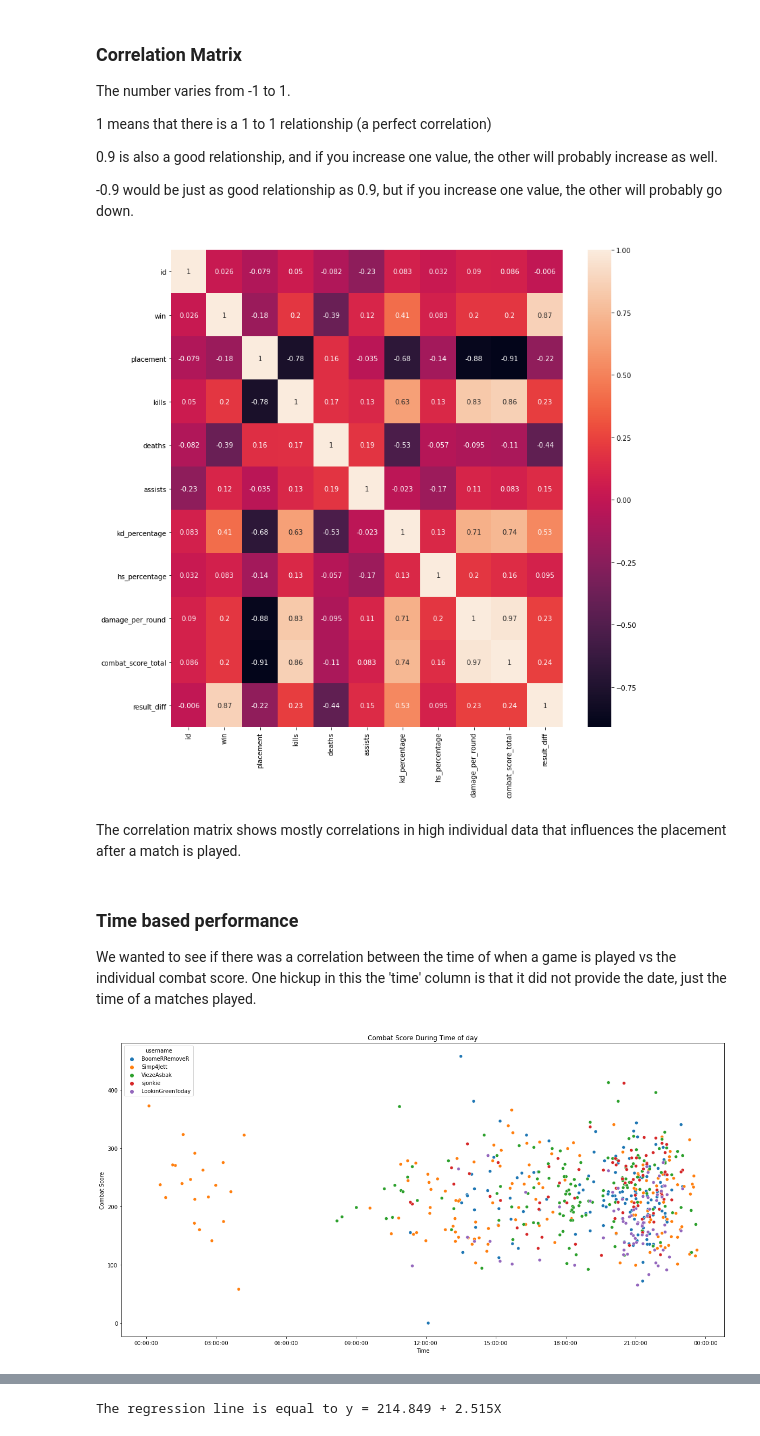
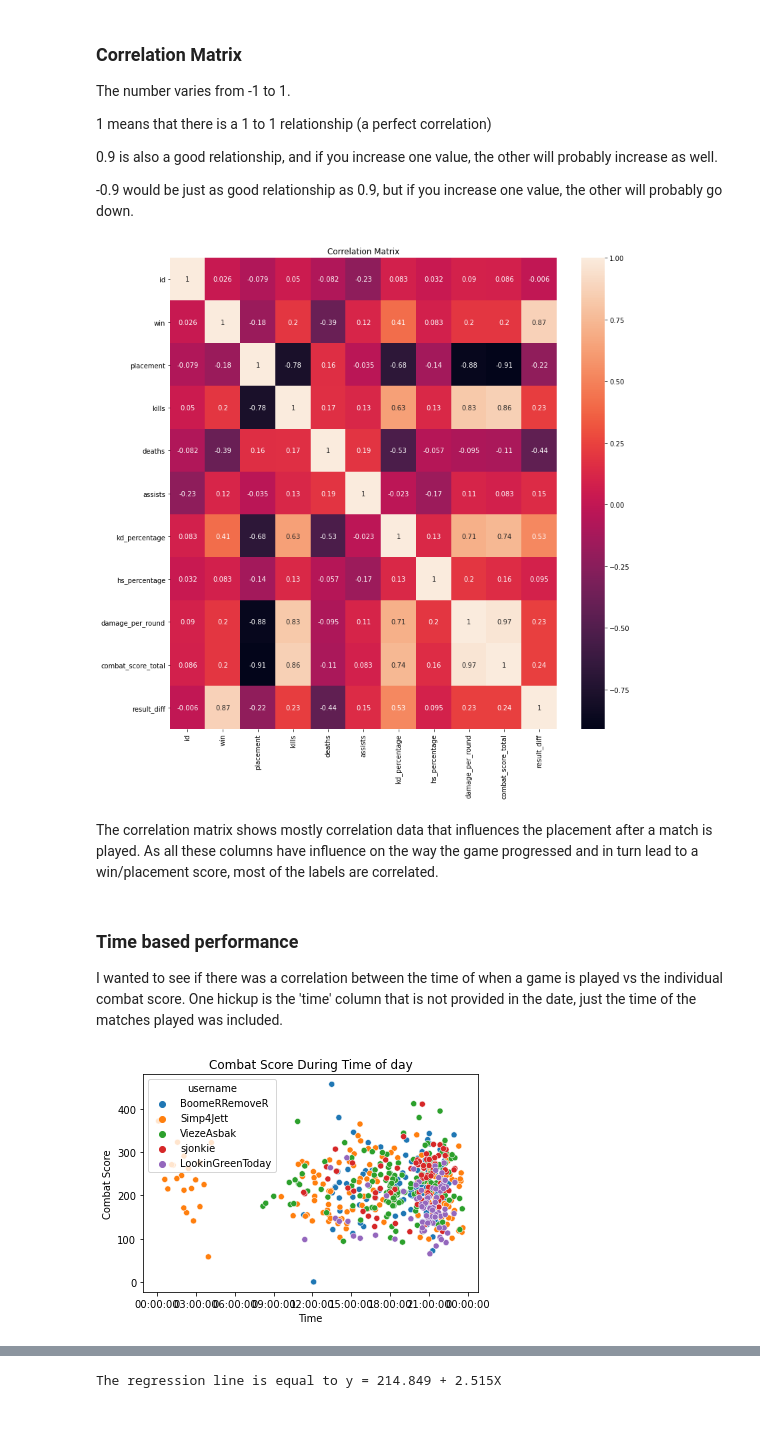
Before and after one commit to sjerrietukkel/valorant_team_predictor, a Jupyter notebook: pred.ipynb, the cells around one changed output, grey strips where cells are left out. Saved outputs shown, nothing was run; the diff lists cells and outputs as text; code cells hidden in the pictures.

```diff
--- a/pred.ipynb
+++ b/pred.ipynb
@@ -411,22 +400,23 @@ correlation_mat = df.corr()
 correlation_mat
 fig, ax = plt.subplots(figsize=(13,13))
 sns.heatmap(correlation_mat, annot = True, xticklabels=correlation_mat.columns, yticklabels=correlation_mat.columns, ax=ax)
+plt.title('Correlation Matrix')
 plt.show()
 # %% [output]
-[figure, old version]
+[figure, new version]
 # %% [markdown]
-The correlation matrix shows mostly correlations in high individual data that influences the placement after a match is played.
+The correlation matrix shows mostly correlation data that influences the placement after a match is played. As all these columns have influence on the way the game progressed and in turn lead to a win/placement score, most of the labels are correlated.
 # %% [markdown]
 ### Time based performance
-We wanted to see if there was a correlation between the time of when a game is played vs the individual combat score. One hickup in this the 'time' column is that it did not provide the date, just the time of a matches played.
+I wanted to see if there was a correlation between the time of when a game is played vs the individual combat score. One hickup is the 'time' column that is  not provided in the date, just the time of the matches played was included.
 # %%
 ax = sns.scatterplot(data=df, x='time', y='combat_score_total', hue='username')
 ax.set_title('Combat Score During Time of day')
 ax.set_xlabel('Time')
 ax.set_ylabel('Combat Score')
 ax.xaxis.set_major_formatter(md.DateFormatter('%H:%M:%S'))
-plt.rcParams["figure.figsize"] = (20,10)
+plt.rcParams["figure.figsize"] = (30,10)
 plt.show()
 # %% [output]
-[figure, old version]
+[figure, new version]
 # %% [markdown]
```
Also changed, not shown: parts of 66 cells of this notebook, 5 other files.
